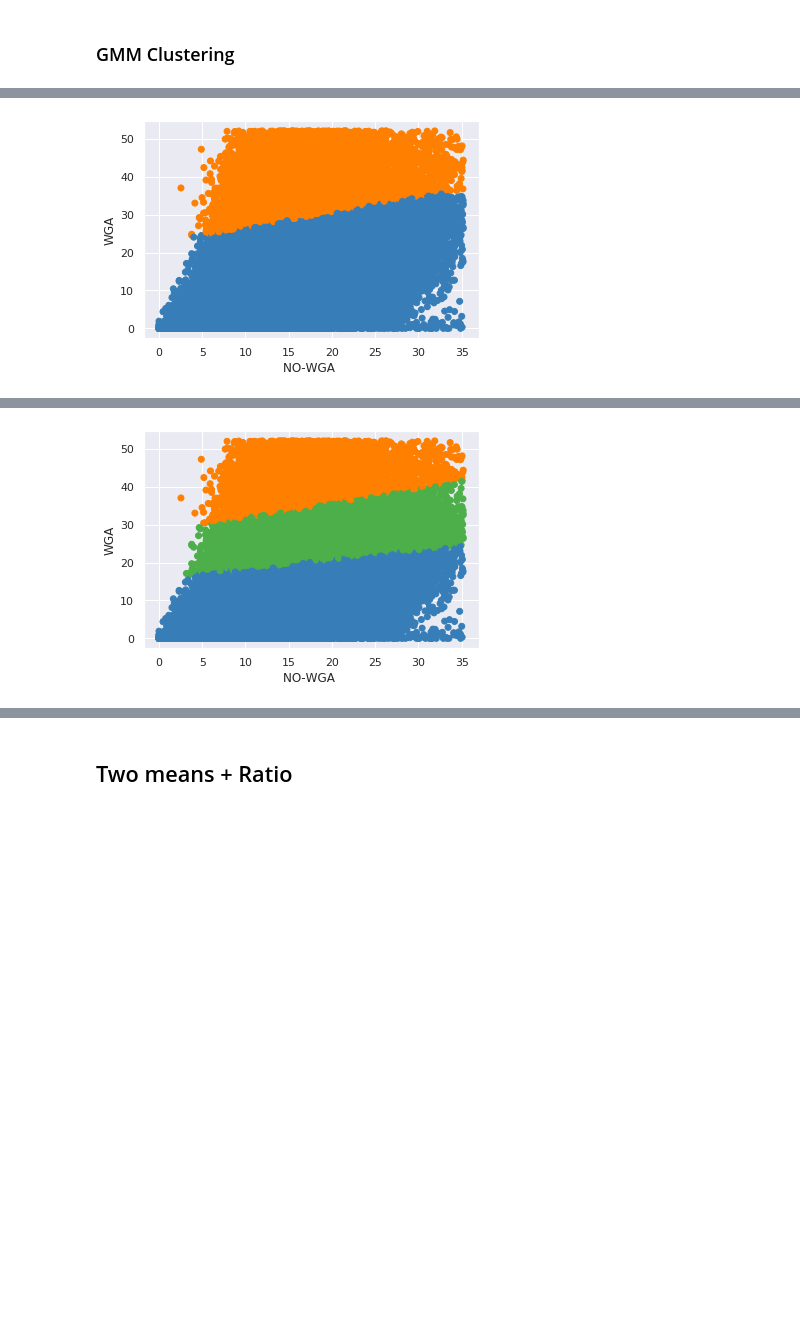
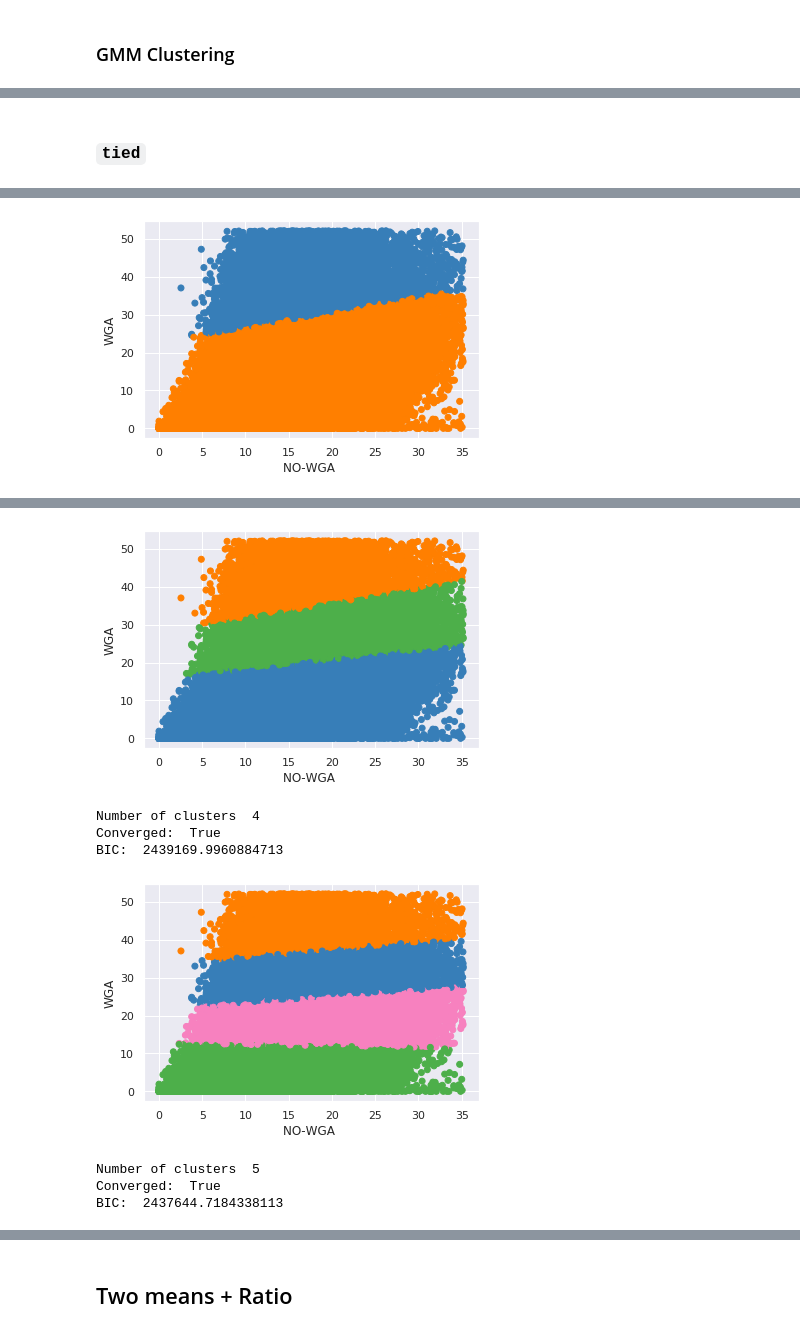
Before and after one commit to pockerman/hidden_markov_modeling, a Jupyter notebook: stories/story_10.ipynb, the cells around one changed output, grey strips where cells are left out. Drawn from its saved outputs; the diff is of its cells as text; code cells hidden in the pictures; blank space fills up the shorter version.

````diff
--- a/stories/story_10.ipynb
+++ b/stories/story_10.ipynb
@@ -243,13 +217,15 @@ def kmeans_clustering(clusters, data, no_wga_mu, wga_mu):
         plt.ylabel("WGA")
         plt.show()
 # %%
-def gmm_clustering(clusters, data, cov_type, tol, no_wga_mu, wga_mu):
+def gmm_clustering(clusters, data, cov_type, tol, max_itrs, n_init, no_wga_mu, wga_mu):
 
     for nclusters in clusters:
 
         print("Number of clusters ", nclusters)
         gmm = mixture.GaussianMixture(n_components=nclusters,
-                                    covariance_type=cov_type,tol=tol)
+                                      covariance_type=cov_type,
+                                      tol=tol, max_iter=max_itrs,
+                                     n_init=n_init)
         gmm.fit(data)
         print("Converged: ", gmm.converged_)
         print("BIC: ", gmm.bic(data))
@@ -269,7 +245,7 @@ def gmm_clustering(clusters, data, cov_type, tol, no_wga_mu, wga_mu):
         plt.ylabel("WGA")
         plt.show()
 # %%
-N_CLUSTERS = [2, 3,]
+N_CLUSTERS = [2, 3, 4, 5]
 # %% [markdown]
 ## Two means
 # %%
@@ -309,5 +306,9 @@ BIC:  2430467.7986703366
+# %% [markdown]
+### ```tied```
 # %%
-gmm_clustering(clusters=N_CLUSTERS, data=data, tol=1.0e-5, cov_type='tied',
+gmm_clustering(clusters=N_CLUSTERS, data=data,
+               tol=1.0e-5, cov_type='tied',
+               max_itrs=300, n_init=1,
                no_wga_mu=no_wga_mu, wga_mu=wga_mu)
 # %% [output]
 Number of clusters  2
@@ -316,3 +317,3 @@ BIC:  2442664.804767533
-[figure, old version]
+[figure, new version]
 Number of clusters  3
 Converged:  True
@@ -320 +321,8 @@ BIC:  2440314.9011068526
 [figure]
+Number of clusters  4
+Converged:  True
+BIC:  2439169.9960884713
+[figure, added]
+Number of clusters  5
+Converged:  True
+BIC:  2437644.7184338113
````
Also changed, not shown: parts of 55 cells of this notebook.
